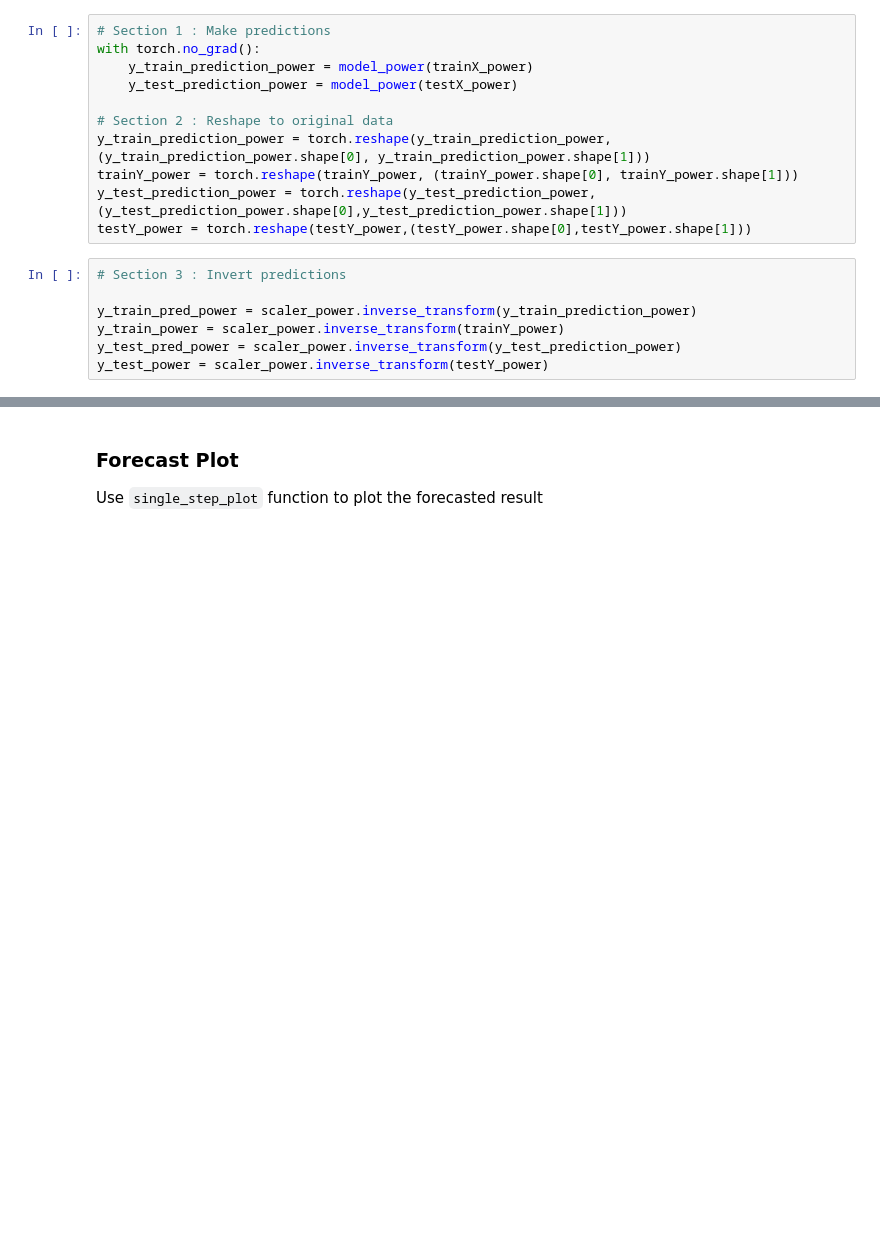
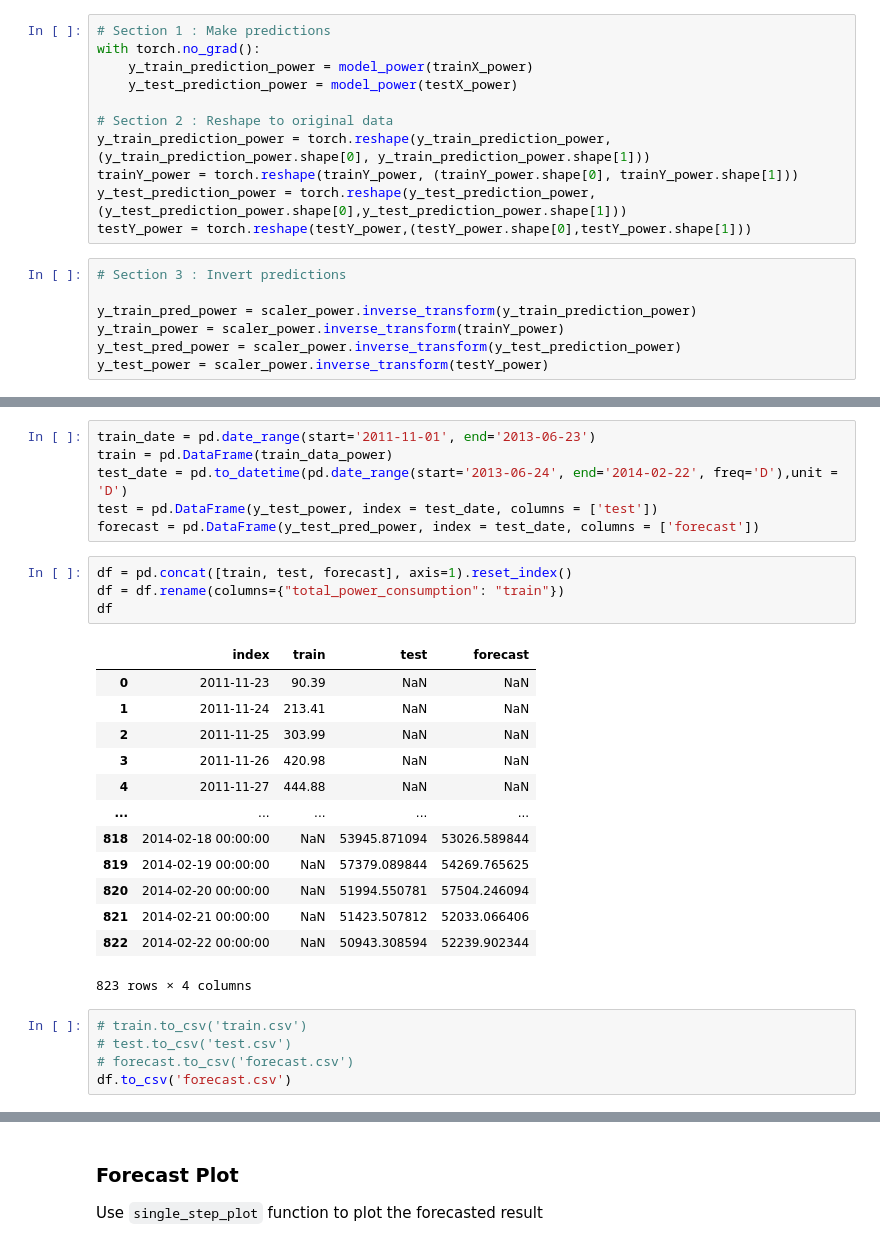
Before and after one commit to Nexlson/demand-forecast, a Jupyter notebook: LSTM_Univariate_SingleStep.ipynb, the cells around one changed output, grey strips where cells are left out. Cells and saved outputs as stored; diff of their text form; blank space fills up the shorter version.

Commit message:
Forecast section added in demo

```diff
--- a/LSTM_Univariate_SingleStep.ipynb
+++ b/LSTM_Univariate_SingleStep.ipynb
@@ -464,3 +467,32 @@ y-test          y-predict
+# %%
+train_date = pd.date_range(start='2011-11-01', end='2013-06-23')
+train = pd.DataFrame(train_data_power)
+test_date = pd.to_datetime(pd.date_range(start='2013-06-24', end='2014-02-22', freq='D'),unit = 'D')
+test = pd.DataFrame(y_test_power, index = test_date, columns = ['test'])
+forecast = pd.DataFrame(y_test_pred_power, index = test_date, columns = ['forecast'])
+# %%
+df = pd.concat([train, test, forecast], axis=1).reset_index()
+df = df.rename(columns={"total_power_consumption": "train"})
+df
+# %% [output]
+|  | index | train | test | forecast |
+| 0 | 2011-11-23 | 90.39 | NaN | NaN |
+| 1 | 2011-11-24 | 213.41 | NaN | NaN |
+| 2 | 2011-11-25 | 303.99 | NaN | NaN |
+| 3 | 2011-11-26 | 420.98 | NaN | NaN |
+| 4 | 2011-11-27 | 444.88 | NaN | NaN |
+| ... | ... | ... | ... | ... |
+| 818 | 2014-02-18 00:00:00 | NaN | 53945.871094 | 53026.589844 |
+| 819 | 2014-02-19 00:00:00 | NaN | 57379.089844 | 54269.765625 |
+| 820 | 2014-02-20 00:00:00 | NaN | 51994.550781 | 57504.246094 |
+| 821 | 2014-02-21 00:00:00 | NaN | 51423.507812 | 52033.066406 |
+| 822 | 2014-02-22 00:00:00 | NaN | 50943.308594 | 52239.902344 |
+823 rows × 4 columns
+# %%
+# train.to_csv('train.csv')
+# test.to_csv('test.csv')
+# forecast.to_csv('forecast.csv')
+df.to_csv('forecast.csv')
 # %%
 # Section 4 : Calculate root mean squared error for both train and test data
 
```
Also changed, not shown: parts of 10 cells of this notebook, 2 other files.
